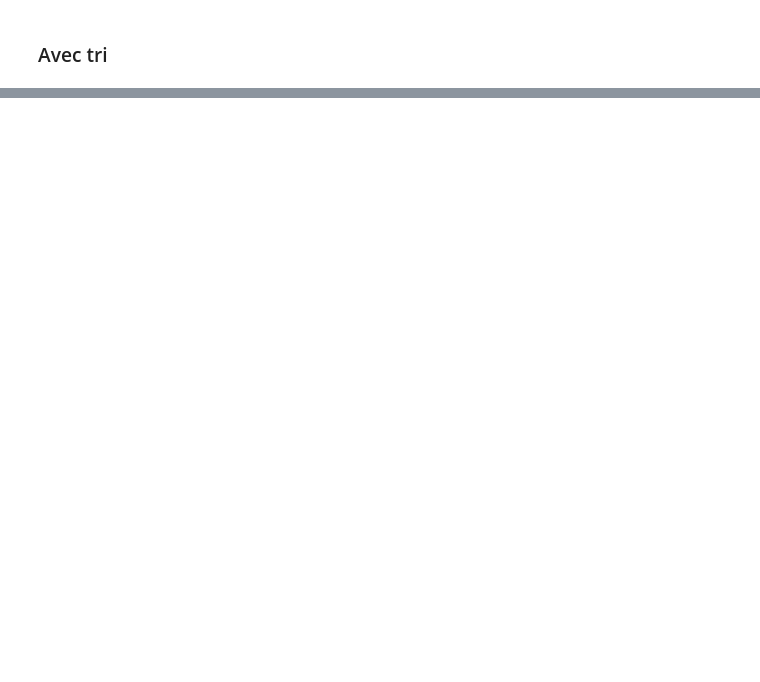
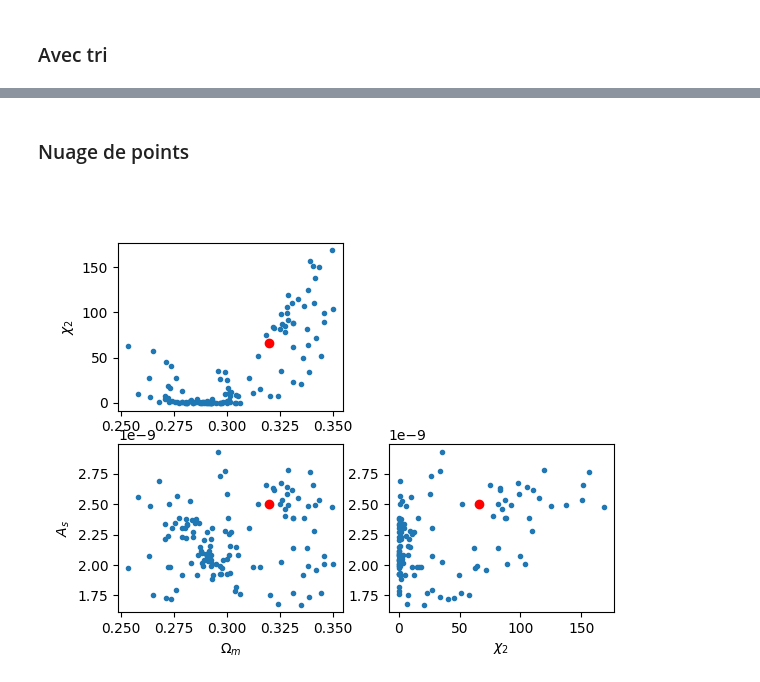
Before and after one commit to Thomas054/My_hmf, a Jupyter notebook: Read_data.ipynb, the cells around one changed output, grey strips where cells are left out. Cells and saved outputs as stored; diff of their text form; code cells hidden in the pictures; blank space fills up the shorter version.

```diff
--- a/Read_data.ipynb
+++ b/Read_data.ipynb
@@ -105,0 +125,24 @@ plt.show()
+# %% [markdown]
+### Nuage de points
+# %%
+plt.figure()
+
+plt.subplot(2, 2, 1)
+plt.plot(Om,chi2, '.')
+plt.plot(Om[0],chi2[0], 'ro')
+plt.ylabel(r"$\chi_2$")
+
+plt.subplot(2, 2, 3)
+plt.plot(Om,As, '.')
+plt.plot(Om[0],As[0], 'ro')
+plt.xlabel(r"$\Omega_m$")
+plt.ylabel(r"$A_s$")
+
+plt.subplot(2, 2, 4)
+plt.plot(chi2,As, '.')
+plt.plot(chi2[0],As[0], 'ro')
+plt.xlabel(r"$\chi_2$")
+
+plt.show()
+# %% [output]
+[figure, added]
```
Also changed, not shown: parts of 8 cells of this notebook, 4 other files.
